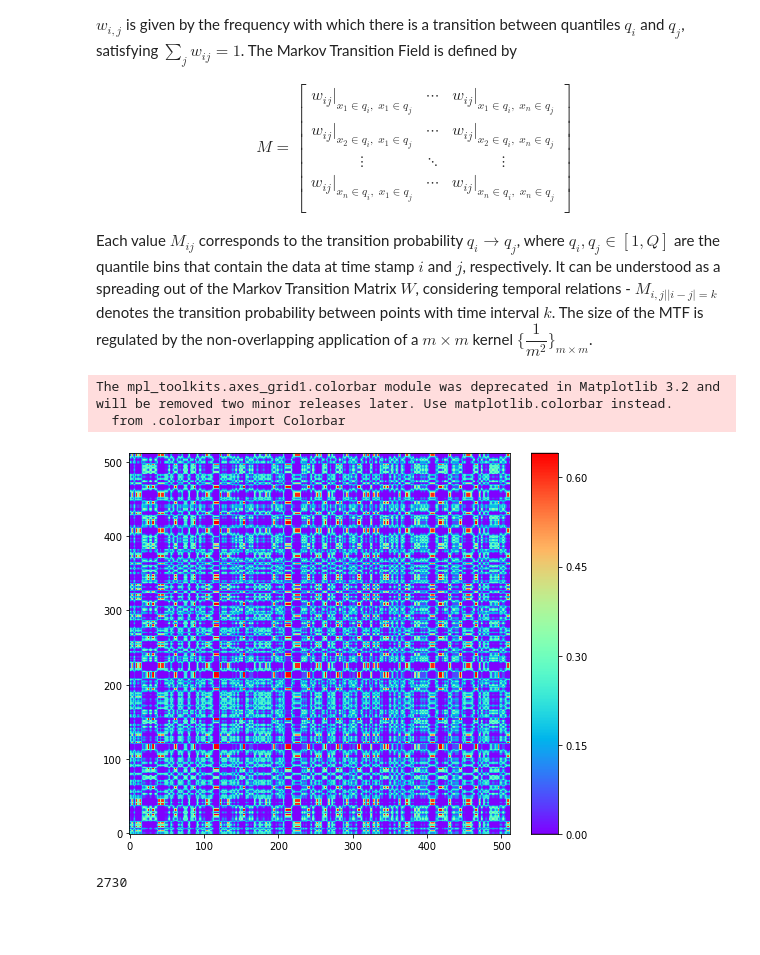
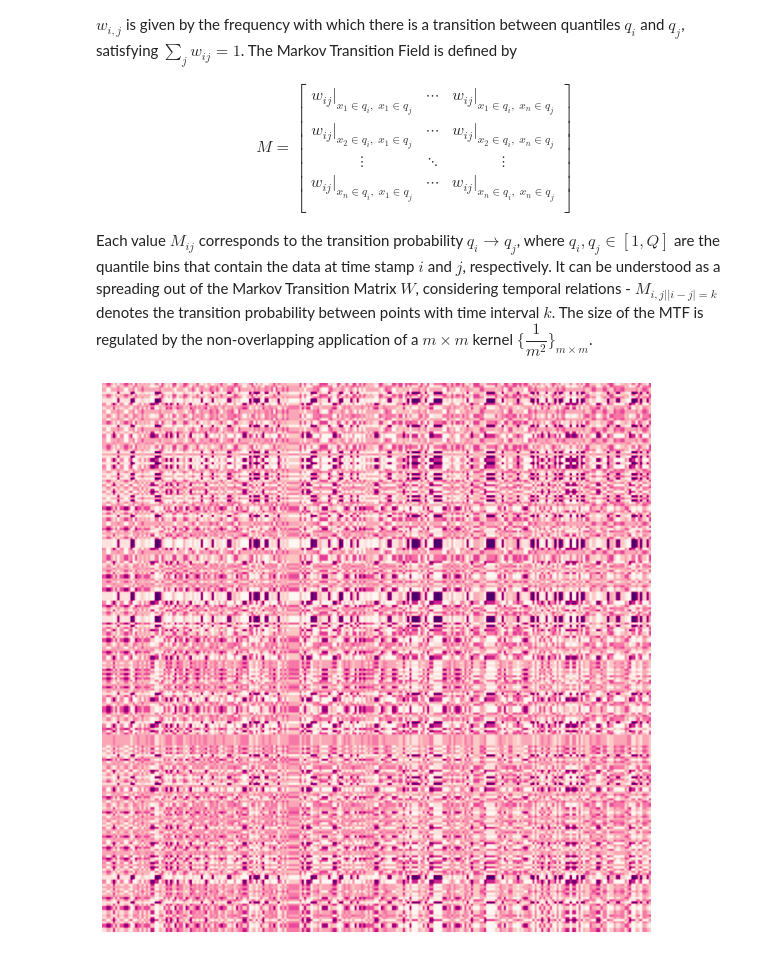
Before and after one commit to patrick-oliveira/ICDeepLearning, a Jupyter notebook: 3 - Time Series Imaging.ipynb, the cells around one changed output. Saved outputs shown, nothing was run; the diff lists cells and outputs as text; code cells hidden in the pictures; blank space fills up the shorter version.

```diff
--- a/3 - Time Series Imaging.ipynb
+++ b/3 - Time Series Imaging.ipynb
@@ -137,30 +117,3 @@ $$
 
 
 Each value $M_{ij}$ corresponds to the transition probability $q_i \rightarrow q_j$, where $q_i, q_j \in [1, Q]$ are the quantile bins that contain the data at time stamp $i$ and $j$, respectively. It can be understood as a spreading out of the Markov Transition Matrix $W$, considering temporal relations - $M_{i, j | |i - j| = k}$ denotes the transition probability between points with time interval $k$. The size of the MTF is regulated by the non-overlapping application of a $m \times m $ kernel $\{\dfrac{1}{m^2}\}_{m\times m}$.
-# %%
-# EXAMPLE: MARKOV TRANSITION FIELD
-sample = np.loadtxt( (Project.combined_series_dir / preprocessing / signal_length / data.loc[0]['subject'] / data.loc[0]['state'] / data.loc[0]['file']).__str__() ).reshape(1, -1)
-mtf = MarkovTransitionField(image_size = 1.0)
-X_mtf = mtf.fit_transform(sample)
-
-fig = plt.figure(figsize = (12, 7))
-grid = ImageGrid(fig, 111,
-                 nrows_ncols=(1, 1),
-                 axes_pad=0.15,
-                 share_all=True,
-                 cbar_location="right",
-                 cbar_mode="single",
-                 cbar_size="7%",
-                 cbar_pad=0.3,
-                 )
-
-for ax in grid:
-    im = ax.imshow(X_mtf[0], cmap = 'rainbow', origin = 'lower')
-
-ax.cax.colorbar(im)
-ax.cax.toggle_label(True)
-plt.show()
-# %% [output]
-The mpl_toolkits.axes_grid1.colorbar module was deprecated in Matplotlib 3.2 and will be removed two minor releases later. Use matplotlib.colorbar instead.
-  from .colorbar import Colorbar
-[figure, removed]
@@ -171,4 +119,0 @@ fig_path = Project.images_dir / preprocessing / method / signal_length
-# %%
-len(data)
-# %% [output]
-2730
@@ -177,3 +120,9 @@ Fields.createField(mtf, data, range(2000,2730), figSize, fig_path, signal_length
+# %%
+# Summation
+ImagingInterface.pic_args = {'figsize': (12, 12), 'cmap': 'RdPu'}
+mtf_result = ImagingInterface.apply('mtf', sample)
+# %% [output]
+[figure, added]
 # %% [markdown]
 ### Recurrence Plot Script
 
```
Also changed, not shown: parts of 27 cells of this notebook, 3 other files.
